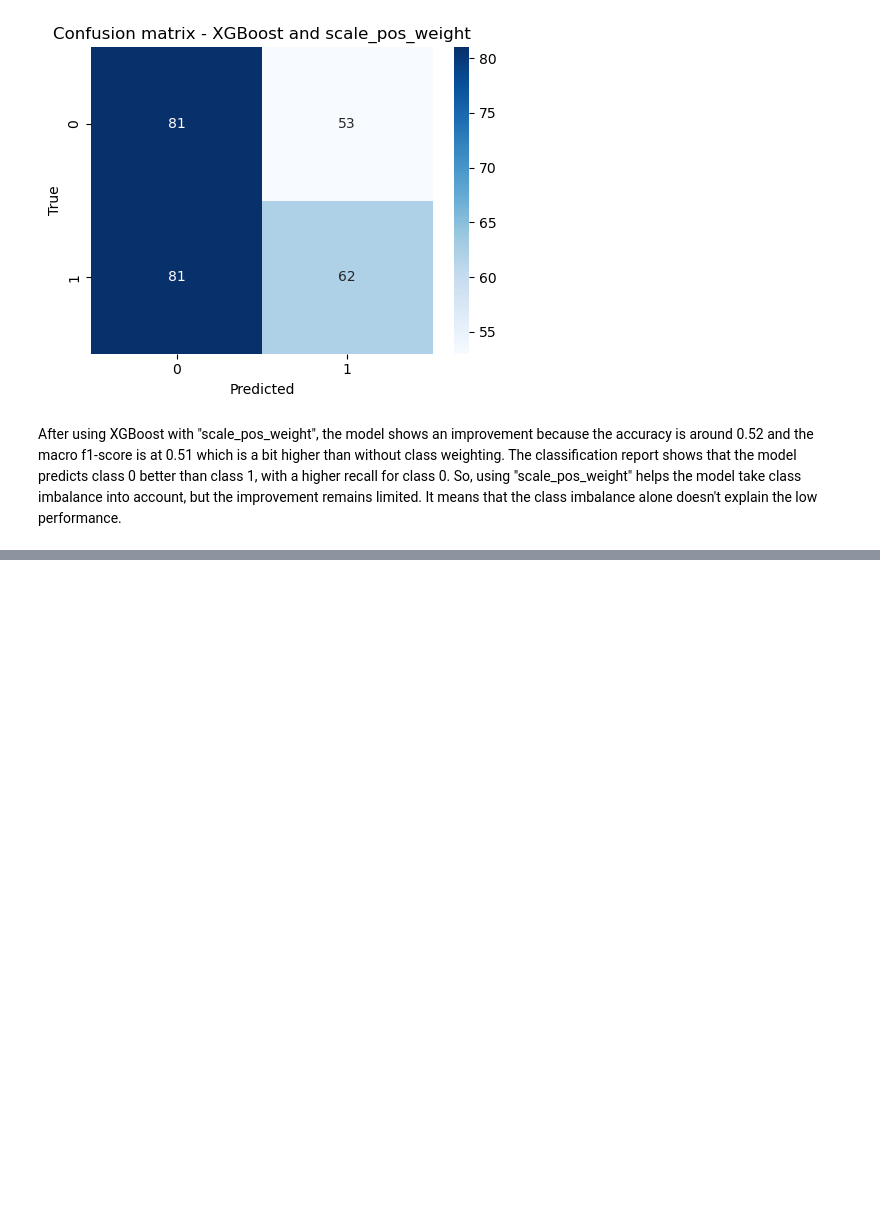
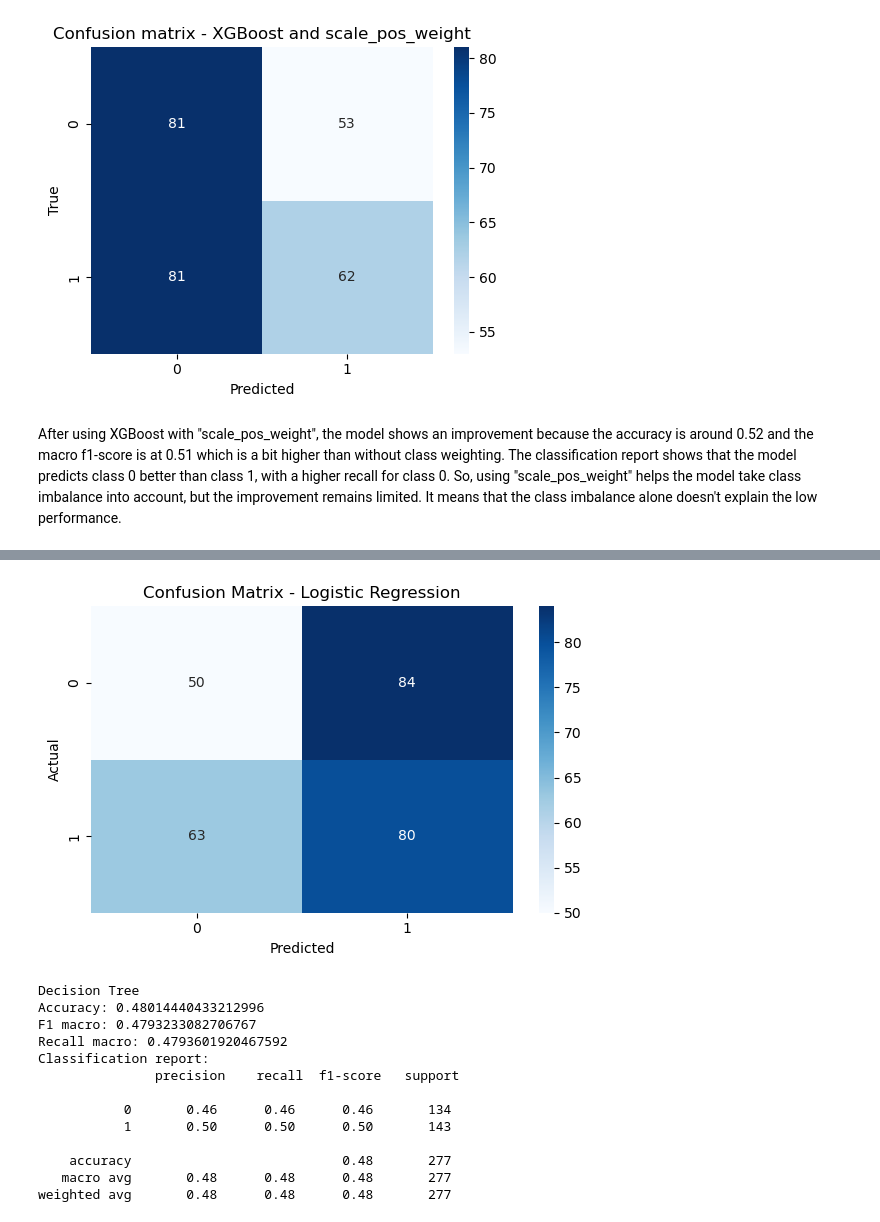
Before and after one commit to KoLiBrie9/MLPROJECT, a Jupyter notebook: second_approach.ipynb, the cells around one changed output, grey strips where cells are left out. Drawn from its saved outputs; the diff is of its cells as text; code cells hidden in the pictures; blank space fills up the shorter version.

Commit message:
Add advanced models

```diff
--- a/second_approach.ipynb
+++ b/second_approach.ipynb
@@ -1132,0 +1128,66 @@ After using XGBoost with "scale_pos_weight", the model shows an improvement beca
+# %%
+# PCA to keep 95% of the variance
+pca = PCA(n_components=0.95)
+
+# Fit PCA on the training set
+X_train_pca = pca.fit_transform(X_train)
+X_test_pca = pca.transform(X_test)
+
+print("Number of PCA components retained:", pca.n_components_)
+
+#Modeling and evaluation after PCA
+results = {}
+for name, model in models.items():
+    model.fit(X_train_pca, y_train)
+    y_pred = model.predict(X_test_pca)
+
+    # Compute evaluation metrics
+    acc = accuracy_score(y_test, y_pred)
+    f1 = f1_score(y_test, y_pred, average="macro")
+    recall = recall_score(y_test, y_pred, average="macro")
+
+    print(f"\n{name}")
+    print("Accuracy:", acc)
+    print("F1 macro:", f1)
+    print("Recall macro:", recall)
+    print("Classification report:\n", classification_report(y_test, y_pred))
+
+    # Confusion matrix
+    cm = confusion_matrix(y_test, y_pred)
+    plt.figure(figsize=(6, 4))
+    sns.heatmap(cm, annot=True, fmt='d', cmap='Blues')
+    plt.title(f'Confusion Matrix - {name}')
+    plt.xlabel('Predicted')
+    plt.ylabel('Actual')
+    plt.tight_layout()
+    plt.show()
+
+    results[name] = {
+        "accuracy": acc,
+        "f1_macro": f1,
+        "recall_macro": recall}
+
+
+comparison_table = pd.DataFrame({
+    model: {
+        "Accuracy": results[model]["accuracy"],
+        "F1 macro": results[model]["f1_macro"],
+        "Recall macro": results[model]["recall_macro"]
+    } for model in results
+}).T.round(4)
+
+print("\nModel comparison table:")
+display(comparison_table)
+
+# comparison of model performance
+for metric in ["accuracy", "f1_macro"]:
+    values = [results[m][metric] for m in results]
+    plt.figure(figsize=(8, 5))
+    plt.bar(results.keys(), values)
+    plt.title(f"{metric.capitalize()} Comparison")
+    plt.ylabel(metric)
+    plt.ylim(0, 1)
+    plt.xticks(rotation=15)
+    plt.tight_layout()
+    plt.show()
+# %% [output]
@@ -1132,0 +1209,14 @@ After using XGBoost with "scale_pos_weight", the model shows an improvement beca
+[figure, added]
+Decision Tree
+Accuracy: 0.48014440433212996
+F1 macro: 0.4793233082706767
+Recall macro: 0.4793601920467592
+Classification report:
+               precision    recall  f1-score   support
+
+           0       0.46      0.46      0.46       134
+           1       0.50      0.50      0.50       143
+
+    accuracy                           0.48       277
+   macro avg       0.48      0.48      0.48       277
+weighted avg       0.48      0.48      0.48       277
```
Also changed, not shown: parts of 32 cells of this notebook.
